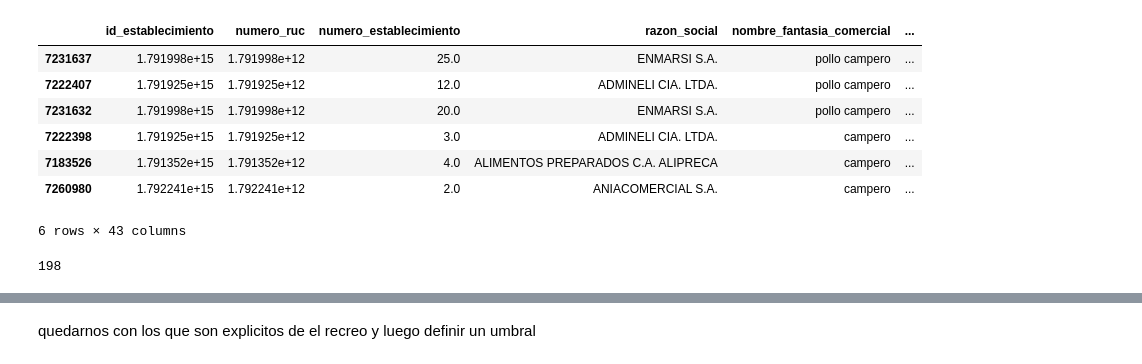
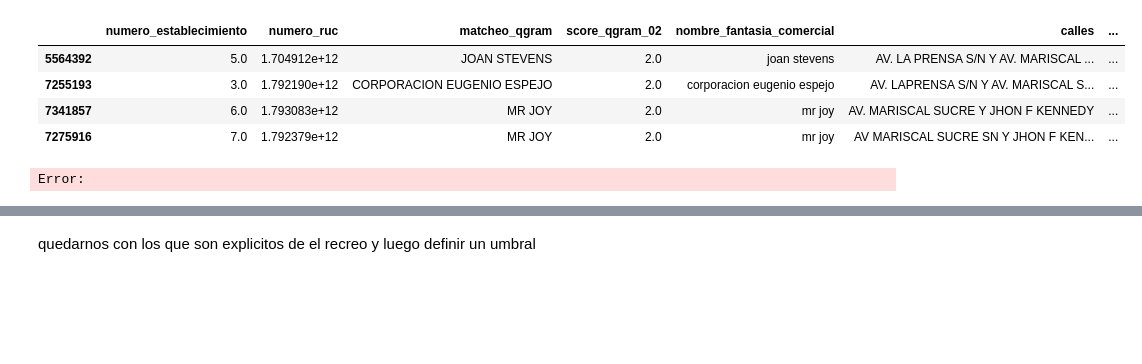
Before and after one commit to Leo-Maker636/centros_comerciales, a Jupyter notebook: sandbox/busqueda_rucs/localizacion_codigo_establecimiento.ipynb, the cells around one changed output, grey strips where cells are left out. Saved outputs shown, nothing was run; the diff lists cells and outputs as text; code cells hidden in the pictures; blank space fills up the shorter version.

```diff
--- a/sandbox/busqueda_rucs/localizacion_codigo_establecimiento.ipynb
+++ b/sandbox/busqueda_rucs/localizacion_codigo_establecimiento.ipynb
@@ -287,16 +278,9 @@ set(recreo_nombres[~recreo_nombres['CÓDIGO ESTABLECIMIENTO'].isin(NO_COINCIDE)]
-# %%
-df = base_registro_civil_test
-df[(df['nombre_fantasia_comercial'].str.contains(r'(?=.*campero)', case = False, na = False)) & (df['canton'].str.contains('Quito', case = False, na = False)) ]
-# %% [output]
-|  | id_establecimiento | numero_ruc | numero_establecimiento | razon_social | nombre_fantasia_comercial | ... |
-| 7231637 | 1.791998e+15 | 1.791998e+12 | 25.0 | ENMARSI S.A. | pollo campero | ... |
-| 7222407 | 1.791925e+15 | 1.791925e+12 | 12.0 | ADMINELI CIA. LTDA. | pollo campero | ... |
-| 7231632 | 1.791998e+15 | 1.791998e+12 | 20.0 | ENMARSI S.A. | pollo campero | ... |
-| 7222398 | 1.791925e+15 | 1.791925e+12 | 3.0 | ADMINELI CIA. LTDA. | campero | ... |
-| 7183526 | 1.791352e+15 | 1.791352e+12 | 4.0 | ALIMENTOS PREPARADOS C.A. ALIPRECA | campero | ... |
-| 7260980 | 1.792241e+15 | 1.792241e+12 | 2.0 | ANIACOMERCIAL S.A. | campero | ... |
-6 rows × 43 columns
-# %%
-len(recreo_nombres)
-# %% [output]
-198
+# %%
+filtrada_score[filtrada_score['matcheo_qgram'].str.contains("jo", case = False, na = False)]
+# %% [output]
+|  | numero_establecimiento | numero_ruc | matcheo_qgram | score_qgram_02 | nombre_fantasia_comercial | calles | ... |
+| 5564392 | 5.0 | 1.704912e+12 | JOAN STEVENS | 2.0 | joan stevens | AV. LA PRENSA S/N Y AV. MARISCAL ... | ... |
+| 7255193 | 3.0 | 1.792190e+12 | CORPORACION EUGENIO ESPEJO | 2.0 | corporacion eugenio espejo | AV. LAPRENSA S/N Y AV. MARISCAL S... | ... |
+| 7341857 | 6.0 | 1.793083e+12 | MR JOY | 2.0 | mr joy | AV. MARISCAL SUCRE Y JHON F KENNEDY | ... |
+| 7275916 | 7.0 | 1.792379e+12 | MR JOY | 2.0 | mr joy | AV MARISCAL SUCRE SN Y JHON F KEN... | ... |
+Error:
```
Also changed, not shown: parts of 34 cells of this notebook, 23 other files.
